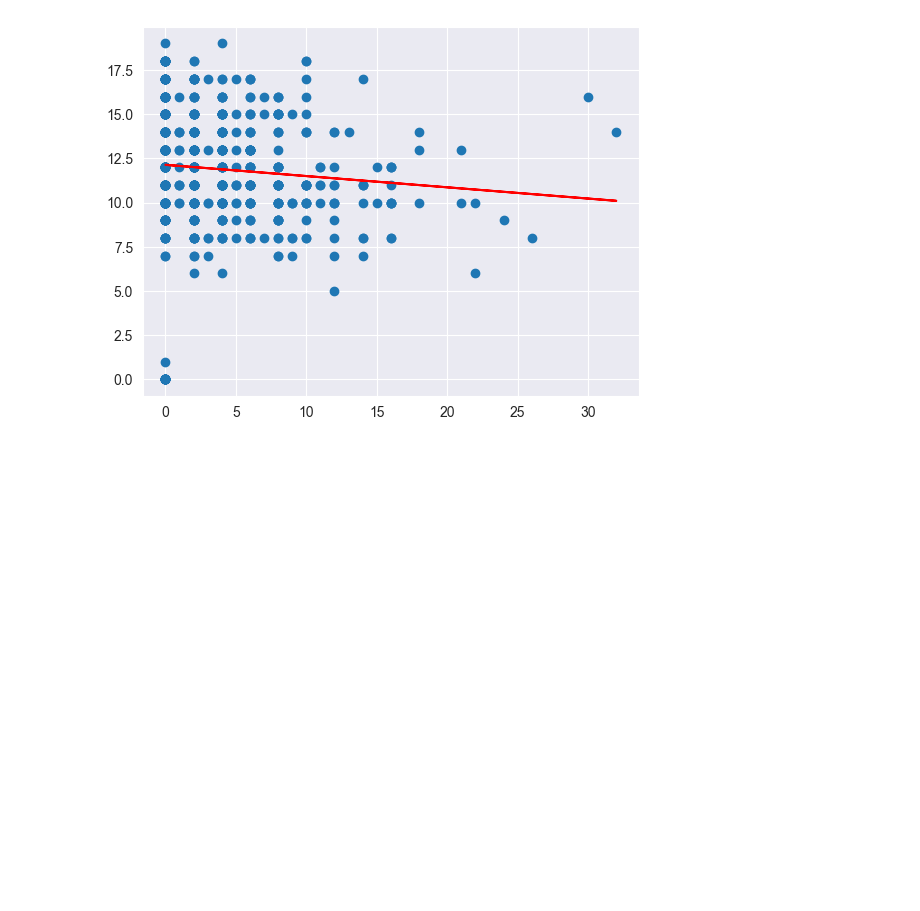
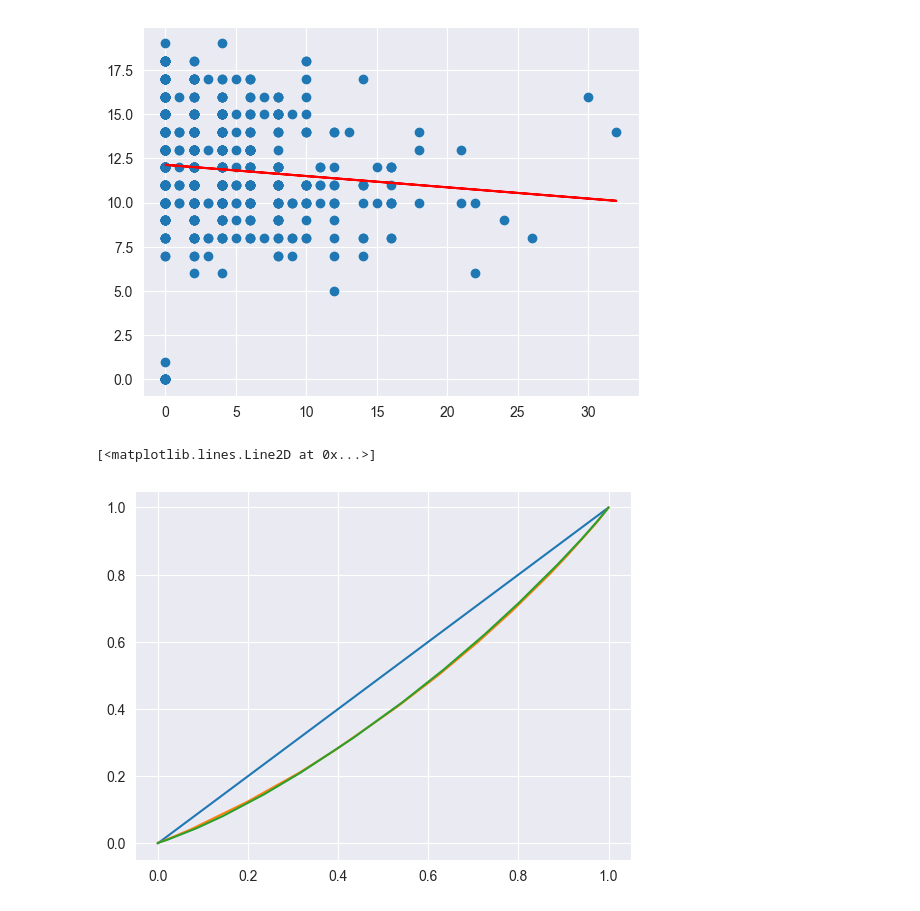
Before and after one commit to bossagyu/data-scientist-training-course, a Jupyter notebook: src/chapter3/chapter3.ipynb, the cells around one changed output. Cells and saved outputs as stored; diff of their text form; code cells hidden in the pictures; blank space fills up the shorter version.

Commit message:
add: 総合問題2を追加

```diff
--- a/src/chapter3/chapter3.ipynb
+++ b/src/chapter3/chapter3.ipynb
@@ -314,3 +314,19 @@ plt.plot(student_data_por['absences'], P1_reg.predict(P1_X.reshape(-1, 1)), colo
 # %% [output]
 [<matplotlib.lines.Line2D at 0x...>]
 [figure]
+# %%
+# 総合問題2
+# 男女別に昇順に並び替える
+student_data_math_F = student_data_math[student_data_math.sex=='F'].sort_values(by='G1')
+student_data_math_M = student_data_math[student_data_math.sex=='M'].sort_values(by='G1')
+
+len_F = np.arange(len(student_data_math_F))
+len_M = np.arange(len(student_data_math_M))
+
+# ローレンツ曲線
+plt.plot(len_F / len_F.max(), len_F/len_F.max(), label='E')
+plt.plot(len_F / len_F.max(), student_data_math_F['G1'].cumsum() / student_data_math_F['G1'].sum(), label='F')
+plt.plot(len_M / len_M.max(), student_data_math_M['G1'].cumsum() / student_data_math_M['G1'].sum(), label='M')
+# %% [output]
+[<matplotlib.lines.Line2D at 0x...>]
+[figure, added]
```
